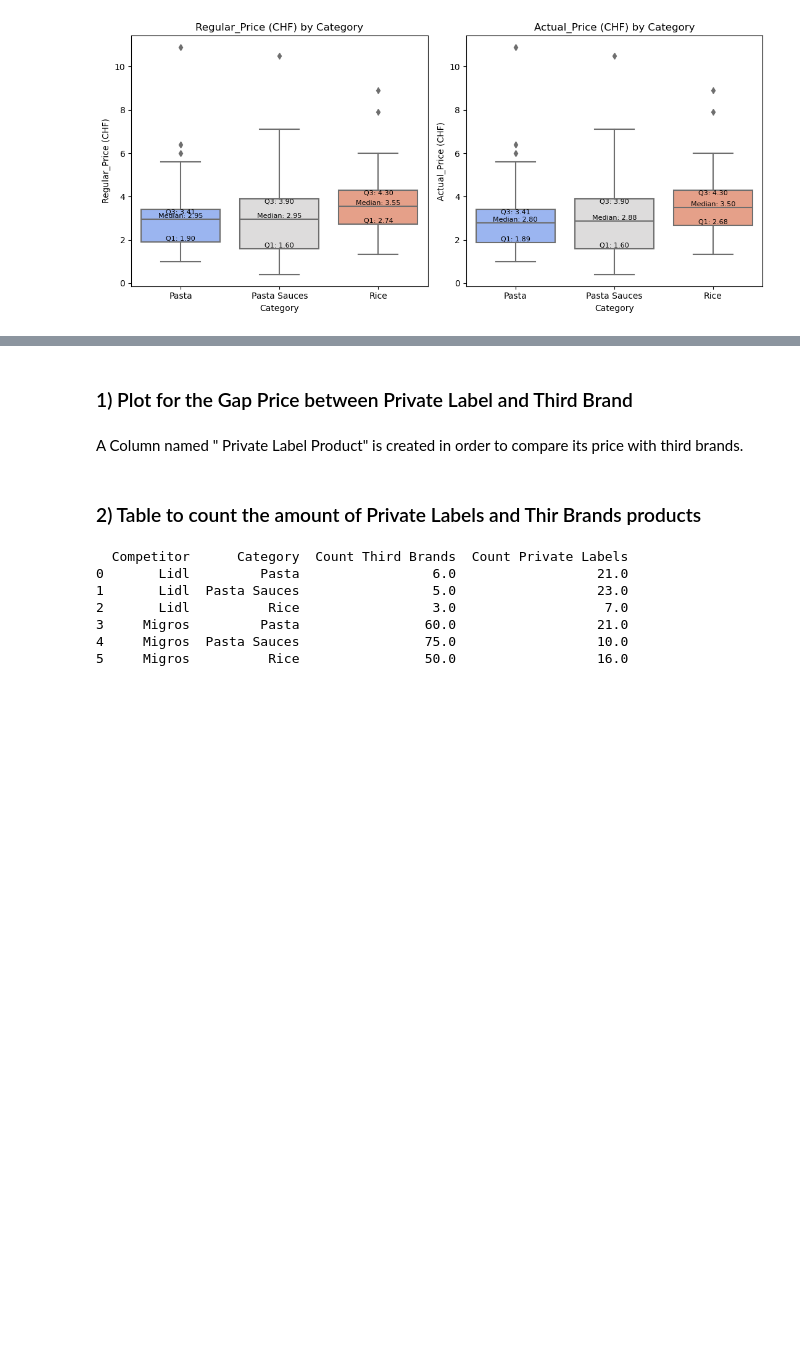
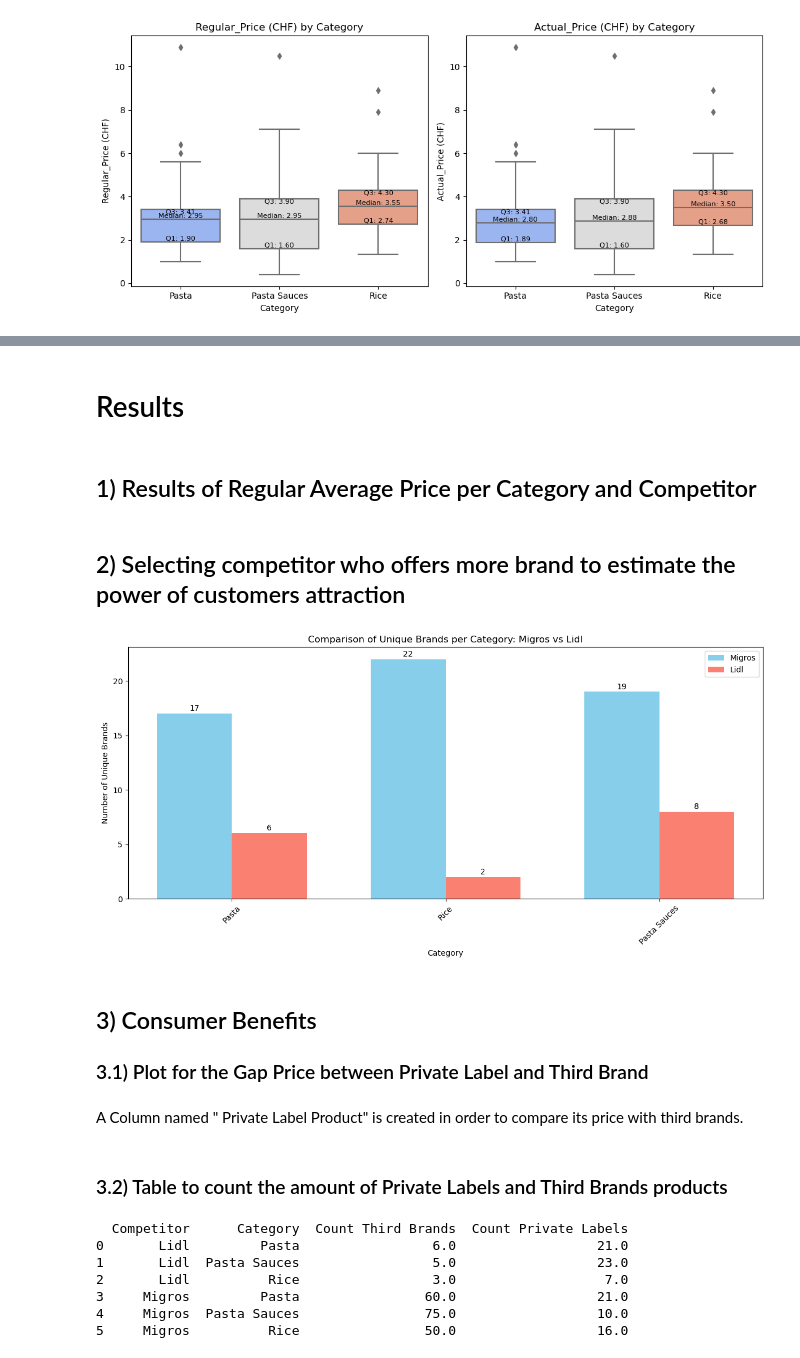
Before and after one commit to martdiazicloud/CIP_AS2024, a Jupyter notebook: Data_Analysis_Group_Work/Data_Analysis_G03.ipynb, the cells around one changed output, grey strips where cells are left out. Cells and saved outputs as stored; diff of their text form; code cells hidden in the pictures; blank space fills up the shorter version.

```diff
--- a/Data_Analysis_Group_Work/Data_Analysis_G03.ipynb
+++ b/Data_Analysis_Group_Work/Data_Analysis_G03.ipynb
@@ -130,5 +344,21 @@ plt.show()
+# %% [markdown]
+# Results
+# %% [markdown]
+## 1) Results of Regular Average Price per Category and Competitor
+# %% [markdown]
+## 2) Selecting competitor who offers more brand to estimate the power of customers attraction
+# %%
+competitor1 = "Migros"
+competitor2 = "Lidl"
+categories = ["Pasta", "Rice", "Pasta Sauces"]  # Adjust to include relevant categories
+
+# Call the function to compare competitors
+compare_competitors(df, competitor1, competitor2, categories)
+# %% [output]
+[figure, added]
 # %% [markdown]
-### 1) Plot for the Gap Price between Private Label and Third Brand
+## 3) Consumer Benefits
+### 3.1) Plot for the Gap Price between Private Label and Third Brand
 # %% [markdown]
 A Column named " Private Label Product" is created in order to compare its price with third brands.
 # %%
@@ -162,7 +392,7 @@ df_private_label['Private_Label_Product'] = private_label(df_private_label)
 # Save to CSV
 #df1 = df_private_label.to_csv(f"~/Desktop/Private_Label.csv", index = False)
 # %% [markdown]
-### 2) Table to count the amount of Private Labels and Thir Brands products
+### 3.2) Table to count the amount of Private Labels and Third Brands products
 # %%
 # Group by Competitor, Category, and Private_Label_Product to count the occurrences
 private_label_counts = df_private_label.groupby(['Competitor', 'Category', 'Private_Label_Product']).size().reset_index(name='Count') # Add Count Column
```
Also changed, not shown: parts of 15 cells of this notebook.
